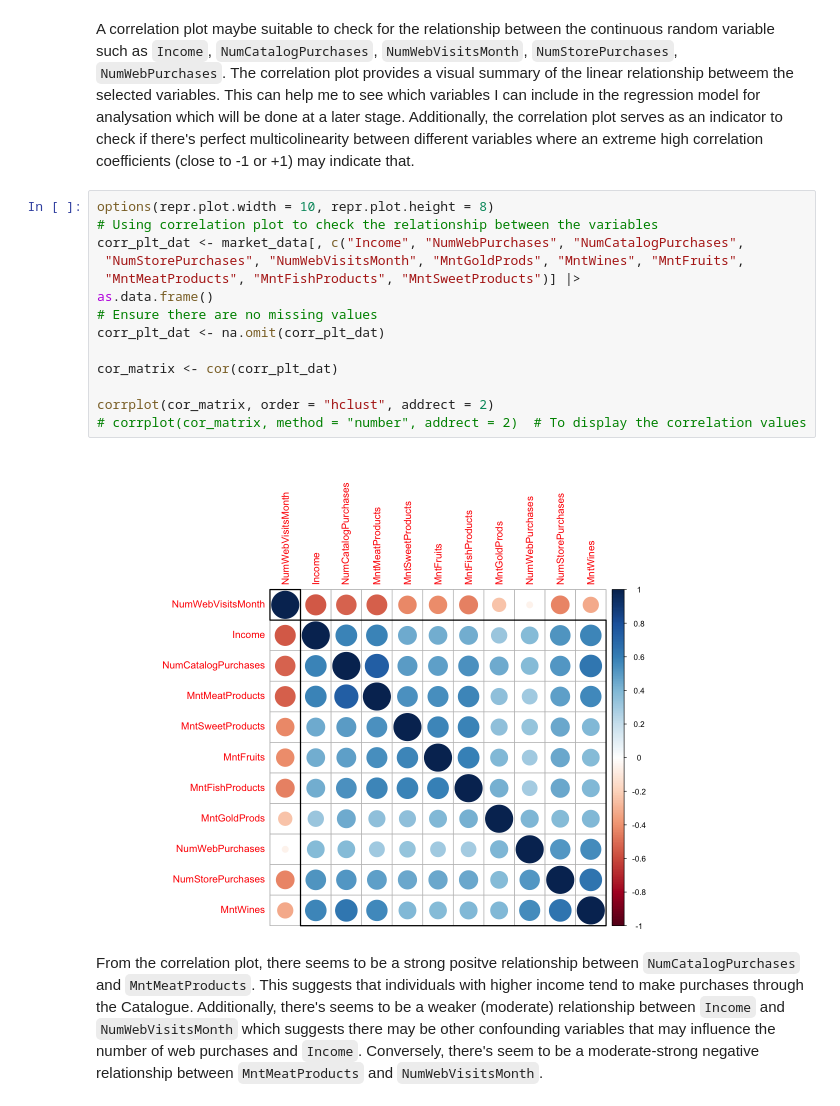
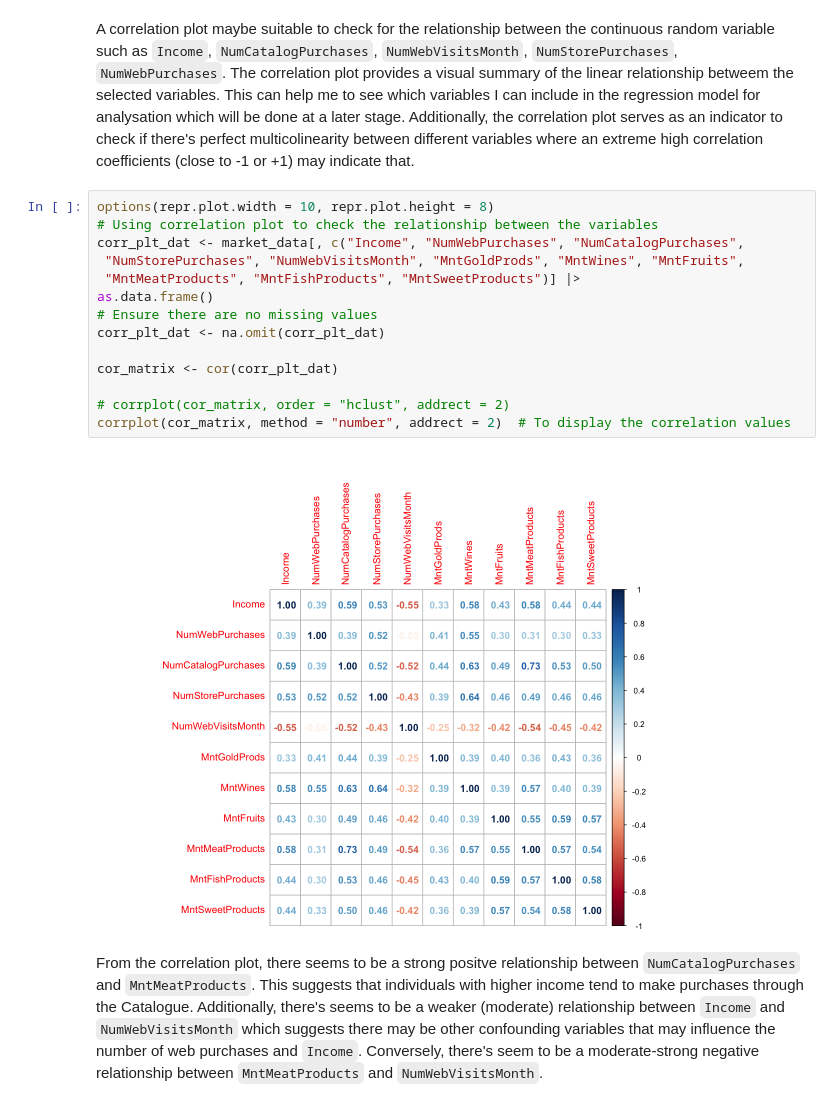
Before and after one commit to DrakenRaptor/STAT301_ProjectGrp26, a Jupyter notebook: Individual Assignment (Project).ipynb, the cells around one changed output. Cells and saved outputs as stored; diff of their text form.

```diff
--- a/Individual Assignment (Project).ipynb
+++ b/Individual Assignment (Project).ipynb
@@ -210,19 +212,19 @@ A correlation plot maybe suitable to check for the relationship between the cont
 # %%
 options(repr.plot.width = 10, repr.plot.height = 8)
 # Using correlation plot to check the relationship between the variables
 corr_plt_dat <- market_data[, c("Income", "NumWebPurchases", "NumCatalogPurchases",
  "NumStorePurchases", "NumWebVisitsMonth", "MntGoldProds", "MntWines", "MntFruits",
  "MntMeatProducts", "MntFishProducts", "MntSweetProducts")] |>
 as.data.frame()
 # Ensure there are no missing values
 corr_plt_dat <- na.omit(corr_plt_dat)
 
 cor_matrix <- cor(corr_plt_dat)
 
-corrplot(cor_matrix, order = "hclust", addrect = 2)
-# corrplot(cor_matrix, method = "number", addrect = 2)  # To display the correlation values
+# corrplot(cor_matrix, order = "hclust", addrect = 2)
+corrplot(cor_matrix, method = "number", addrect = 2)  # To display the correlation values
 # %% [output]
-[figure, old version]
+[figure, new version]
 # %% [markdown]
 From the correlation plot, there seems to be a strong positve relationship between `NumCatalogPurchases` and `MntMeatProducts`. This suggests that individuals with higher income tend to make purchases through the Catalogue. Additionally, there's seems to be a weaker (moderate) relationship between `Income` and `NumWebVisitsMonth` which suggests there may be other confounding variables that may influence the number of web purchases and `Income`. Conversely, there's seem to be a moderate-strong negative relationship between `MntMeatProducts` and `NumWebVisitsMonth`.
 # %% [markdown]
```
Also changed, not shown: parts of 5 cells of this notebook.
